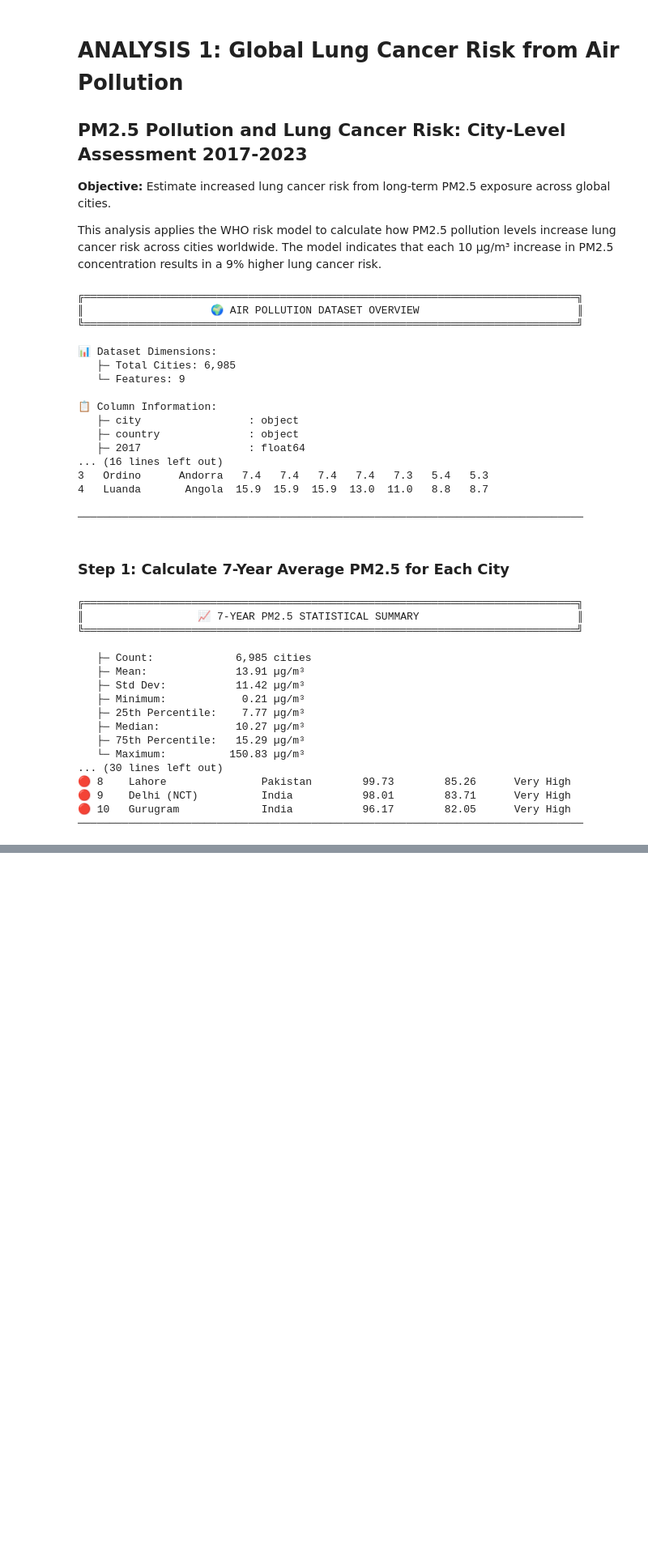
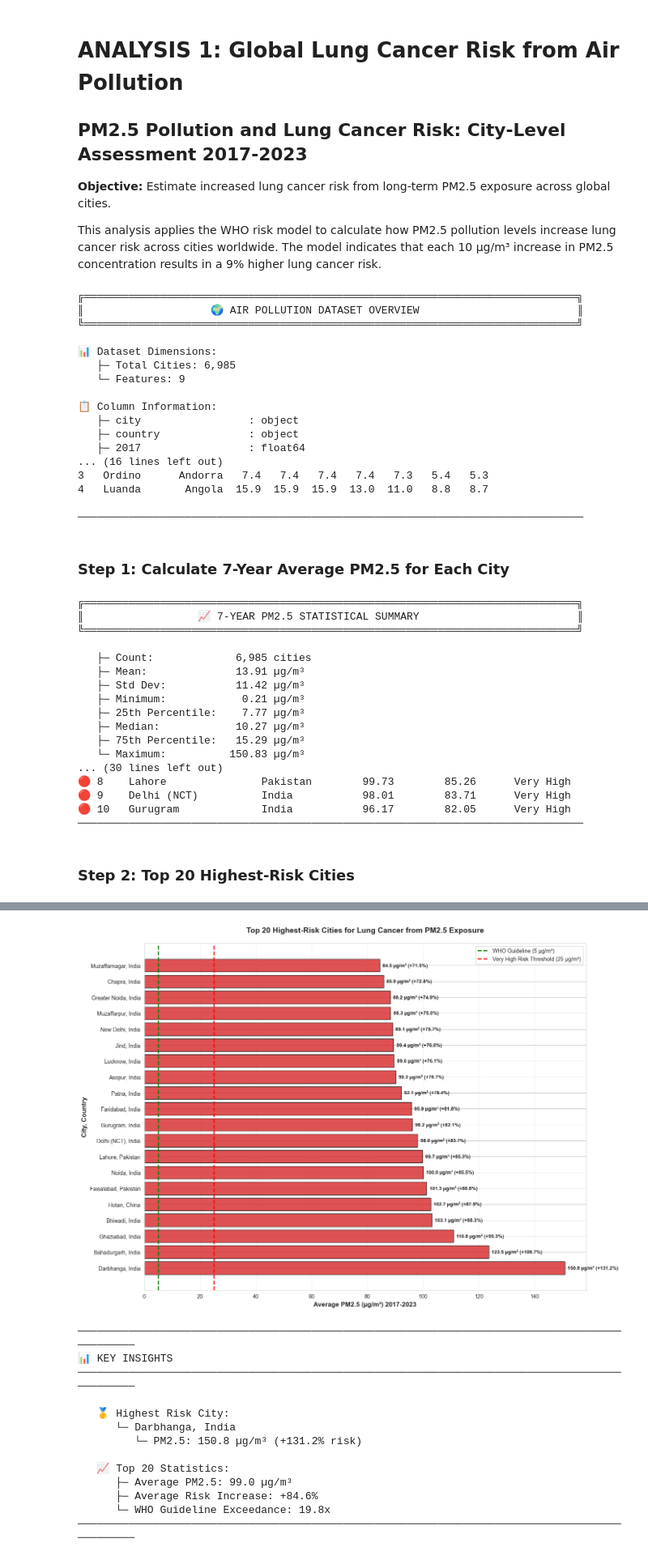
Before and after one commit to Sanaullah-Turab/global-lung-cancer-analysis, a Jupyter notebook: notebooks/LungCancer-Analysis.ipynb, the cells around one changed output, grey strips where cells are left out. Shown at 81% size. Drawn from its saved outputs; the diff is of its cells as text; code cells hidden in the pictures; blank space fills up the shorter version.

Commit message:
Identify Top 20 Highest-Risk Cities

```diff
--- a/notebooks/LungCancer-Analysis.ipynb
+++ b/notebooks/LungCancer-Analysis.ipynb
@@ -883,3 +883,68 @@ print("─"*80 + "\n")
 🔴 9    Delhi (NCT)          India           98.01        83.71      Very High
 🔴 10   Gurugram             India           96.17        82.05      Very High
 ────────────────────────────────────────────────────────────────────────────────
+# %% [markdown]
+### Step 2: Top 20 Highest-Risk Cities
+# %%
+# Get top 20 highest-risk cities
+top_20_risk = air_pollution.nlargest(20, 'avg_pm25_7yr')[['city', 'country', 'avg_pm25_7yr', 'risk_increase_percent', 'risk_category']]
+top_20_risk['rank'] = range(1, 21)
+top_20_risk = top_20_risk[['rank', 'city', 'country', 'avg_pm25_7yr', 'risk_increase_percent', 'risk_category']]
+
+print("\n" + "╔" + "═"*95 + "╗")
+print("║" + " "*18 + "🏆 TOP 20 HIGHEST-RISK CITIES FOR LUNG CANCER FROM PM2.5" + " "*18 + "║")
+print("╚" + "═"*95 + "╝\n")
+
+print(f"{'Rank':<6} {'City':<25} {'Country':<15} {'PM2.5 (µg/m³)':<15} {'Risk +':<12} {'Category':<12}")
+print("─"*95)
+
+for _, row in top_20_risk.iterrows():
+    if row['risk_category'] == 'Very High':
+        icon = '🔴'
+    elif row['risk_category'] == 'High':
+        icon = '🟠'
+    elif row['risk_category'] == 'Moderate':
+        icon = '🟡'
+    else:
+        icon = '🟢'
+
+    print(f"{icon} {row['rank']:<4} {row['city']:<25} {row['country']:<15} {row['avg_pm25_7yr']:<15.2f} +{row['risk_increase_percent']:<11.2f}% {row['risk_category']:<12}")
+
+print("─"*95)
+
+# Visualize top 20 cities
+fig, ax = plt.subplots(figsize=(14, 10))
+cities_labels = [f"{row['city']}, {row['country']}" for _, row in top_20_risk.iterrows()]
+colors = ['#d62728' if cat == 'Very High' else '#ff7f0e' for cat in top_20_risk['risk_category']]
+
+bars = ax.barh(cities_labels, top_20_risk['avg_pm25_7yr'], color=colors, alpha=0.8, edgecolor='black')
+ax.axvline(x=5, color='green', linestyle='--', linewidth=2, label='WHO Guideline (5 µg/m³)')
+ax.axvline(x=25, color='red', linestyle='--', linewidth=2, label='Very High Risk Threshold (25 µg/m³)')
+
+ax.set_xlabel('Average PM2.5 (µg/m³) 2017-2023', fontsize=12, fontweight='bold')
+ax.set_ylabel('City, Country', fontsize=12, fontweight='bold')
+ax.set_title('Top 20 Highest-Risk Cities for Lung Cancer from PM2.5 Exposure', fontsize=14, fontweight='bold', pad=20)
+ax.legend(fontsize=10)
+ax.grid(axis='x', alpha=0.3)
+
+# Add value labels
+for i, (bar, val, risk) in enumerate(zip(bars, top_20_risk['avg_pm25_7yr'], top_20_risk['risk_increase_percent'])):
+    ax.text(bar.get_width() + 1, bar.get_y() + bar.get_height()/2,
+            f'{val:.1f} µg/m³ (+{risk:.1f}%)',
+            va='center', fontsize=9, fontweight='bold')
+
+plt.tight_layout()
+plt.show()
+
+print("\n" + "─"*95)
+print("📊 KEY INSIGHTS")
+print("─"*95)
+print(f"\n   🥇 Highest Risk City:")
+print(f"      └─ {top_20_risk.iloc[0]['city']}, {top_20_risk.iloc[0]['country']}")
+print(f"         └─ PM2.5: {top_20_risk.iloc[0]['avg_pm25_7yr']:.1f} µg/m³ (+{top_20_risk.iloc[0]['risk_increase_percent']:.1f}% risk)")
+print(f"\n   📈 Top 20 Statistics:")
+print(f"      ├─ Average PM2.5: {top_20_risk['avg_pm25_7yr'].mean():.1f} µg/m³")
+print(f"      ├─ Average Risk Increase: +{top_20_risk['risk_increase_percent'].mean():.1f}%")
+print(f"      └─ WHO Guideline Exceedance: {(top_20_risk['avg_pm25_7yr'].mean() / 5):.1f}x")
+print("─"*95 + "\n")
+# %% [output]
@@ -885,0 +968,14 @@ print("─"*80 + "\n")
+[figure, added]
+───────────────────────────────────────────────────────────────────────────────────────────────
+📊 KEY INSIGHTS
+───────────────────────────────────────────────────────────────────────────────────────────────
+
+   🥇 Highest Risk City:
+      └─ Darbhanga, India
+         └─ PM2.5: 150.8 µg/m³ (+131.2% risk)
+
+   📈 Top 20 Statistics:
+      ├─ Average PM2.5: 99.0 µg/m³
+      ├─ Average Risk Increase: +84.6%
+      └─ WHO Guideline Exceedance: 19.8x
+───────────────────────────────────────────────────────────────────────────────────────────────
```
Also changed, not shown: parts of 1 cell of this notebook.
